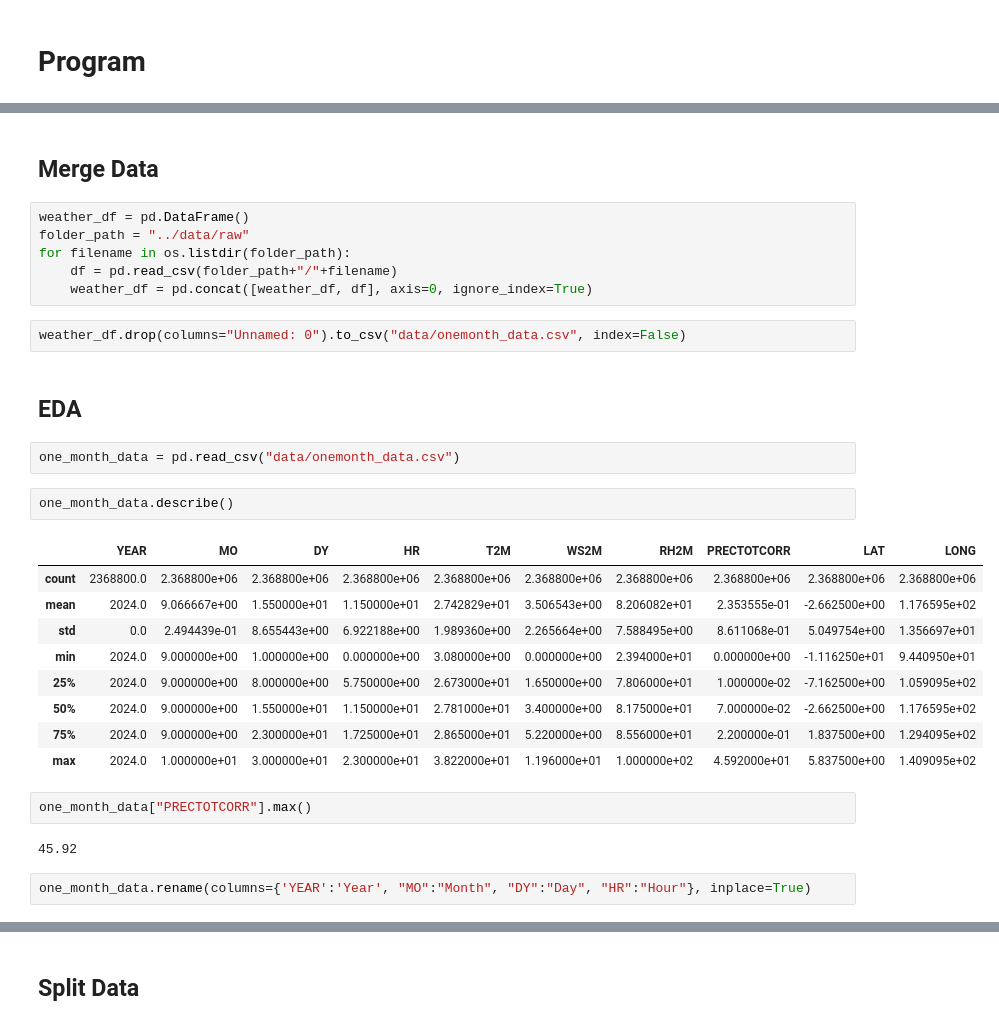
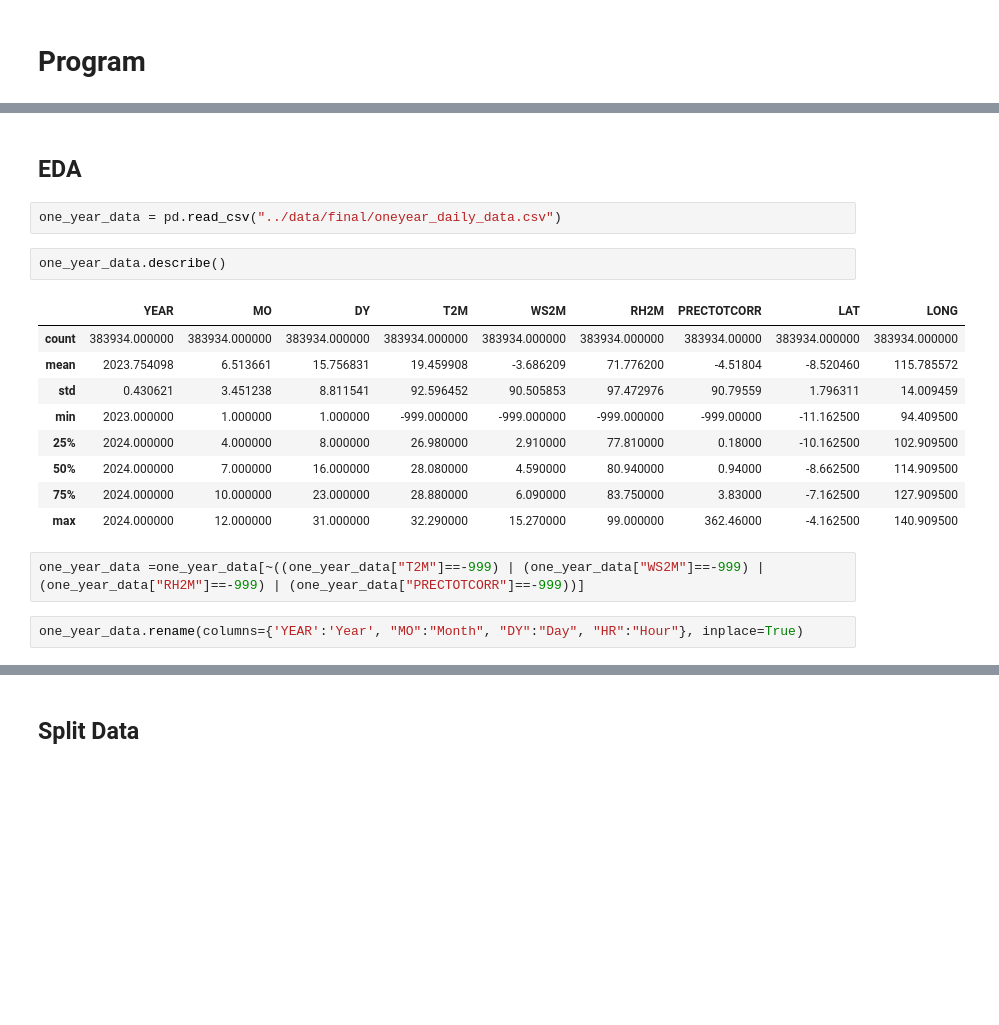
Before and after one commit to TerraFarm-TaniMakmur88/TerraFarm_ML, a Jupyter notebook: notebooks/forecasting.ipynb, the cells around one changed output, grey strips where cells are left out. Cells and saved outputs as stored; diff of their text form; blank space fills up the shorter version.

```diff
--- a/notebooks/forecasting.ipynb
+++ b/notebooks/forecasting.ipynb
@@ -31,32 +9,20 @@ base_url = r"https://power.larc.nasa.gov/api/temporal/hourly/point?parameters={p
-# %% [markdown]
-## Merge Data
-# %%
-weather_df = pd.DataFrame()
-folder_path = "../data/raw"
-for filename in os.listdir(folder_path):
-    df = pd.read_csv(folder_path+"/"+filename)
-    weather_df = pd.concat([weather_df, df], axis=0, ignore_index=True)
-# %%
-weather_df.drop(columns="Unnamed: 0").to_csv("data/onemonth_data.csv", index=False)
 # %% [markdown]
 ## EDA
 # %%
-one_month_data = pd.read_csv("data/onemonth_data.csv")
+one_year_data = pd.read_csv("../data/final/oneyear_daily_data.csv")
 # %%
-one_month_data.describe()
+one_year_data.describe()
 # %% [output]
-|  | YEAR | MO | DY | HR | T2M | WS2M | RH2M | PRECTOTCORR | LAT | LONG |
-| count | 2368800.0 | 2.368800e+06 | 2.368800e+06 | 2.368800e+06 | 2.368800e+06 | 2.368800e+06 | 2.368800e+06 | 2.368800e+06 | 2.368800e+06 | 2.368800e+06 |
-| mean | 2024.0 | 9.066667e+00 | 1.550000e+01 | 1.150000e+01 | 2.742829e+01 | 3.506543e+00 | 8.206082e+01 | 2.353555e-01 | -2.662500e+00 | 1.176595e+02 |
-| std | 0.0 | 2.494439e-01 | 8.655443e+00 | 6.922188e+00 | 1.989360e+00 | 2.265664e+00 | 7.588495e+00 | 8.611068e-01 | 5.049754e+00 | 1.356697e+01 |
-| min | 2024.0 | 9.000000e+00 | 1.000000e+00 | 0.000000e+00 | 3.080000e+00 | 0.000000e+00 | 2.394000e+01 | 0.000000e+00 | -1.116250e+01 | 9.440950e+01 |
-| 25% | 2024.0 | 9.000000e+00 | 8.000000e+00 | 5.750000e+00 | 2.673000e+01 | 1.650000e+00 | 7.806000e+01 | 1.000000e-02 | -7.162500e+00 | 1.059095e+02 |
-| 50% | 2024.0 | 9.000000e+00 | 1.550000e+01 | 1.150000e+01 | 2.781000e+01 | 3.400000e+00 | 8.175000e+01 | 7.000000e-02 | -2.662500e+00 | 1.176595e+02 |
-| 75% | 2024.0 | 9.000000e+00 | 2.300000e+01 | 1.725000e+01 | 2.865000e+01 | 5.220000e+00 | 8.556000e+01 | 2.200000e-01 | 1.837500e+00 | 1.294095e+02 |
-| max | 2024.0 | 1.000000e+01 | 3.000000e+01 | 2.300000e+01 | 3.822000e+01 | 1.196000e+01 | 1.000000e+02 | 4.592000e+01 | 5.837500e+00 | 1.409095e+02 |
+|  | YEAR | MO | DY | T2M | WS2M | RH2M | PRECTOTCORR | LAT | LONG |
+| count | 383934.000000 | 383934.000000 | 383934.000000 | 383934.000000 | 383934.000000 | 383934.000000 | 383934.00000 | 383934.000000 | 383934.000000 |
+| mean | 2023.754098 | 6.513661 | 15.756831 | 19.459908 | -3.686209 | 71.776200 | -4.51804 | -8.520460 | 115.785572 |
+| std | 0.430621 | 3.451238 | 8.811541 | 92.596452 | 90.505853 | 97.472976 | 90.79559 | 1.796311 | 14.009459 |
+| min | 2023.000000 | 1.000000 | 1.000000 | -999.000000 | -999.000000 | -999.000000 | -999.00000 | -11.162500 | 94.409500 |
+| 25% | 2024.000000 | 4.000000 | 8.000000 | 26.980000 | 2.910000 | 77.810000 | 0.18000 | -10.162500 | 102.909500 |
+| 50% | 2024.000000 | 7.000000 | 16.000000 | 28.080000 | 4.590000 | 80.940000 | 0.94000 | -8.662500 | 114.909500 |
+| 75% | 2024.000000 | 10.000000 | 23.000000 | 28.880000 | 6.090000 | 83.750000 | 3.83000 | -7.162500 | 127.909500 |
+| max | 2024.000000 | 12.000000 | 31.000000 | 32.290000 | 15.270000 | 99.000000 | 362.46000 | -4.162500 | 140.909500 |
-# %%
-one_month_data["PRECTOTCORR"].max()
-# %% [output]
-45.92
+# %%
+one_year_data =one_year_data[~((one_year_data["T2M"]==-999) | (one_year_data["WS2M"]==-999) | (one_year_data["RH2M"]==-999) | (one_year_data["PRECTOTCORR"]==-999))]
 # %%
-one_month_data.rename(columns={'YEAR':'Year', "MO":"Month", "DY":"Day", "HR":"Hour"}, inplace=True)
+one_year_data.rename(columns={'YEAR':'Year', "MO":"Month", "DY":"Day", "HR":"Hour"}, inplace=True)
```
Also changed, not shown: parts of 101 cells of this notebook, 3 other files.
